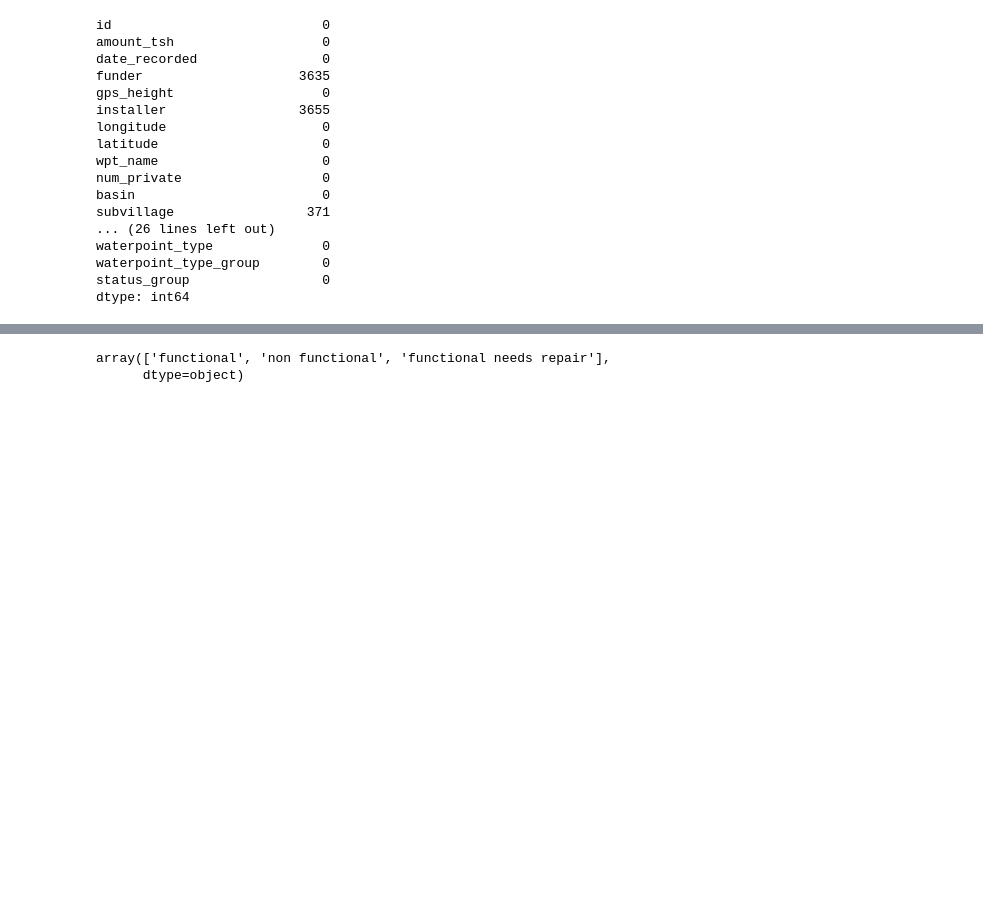
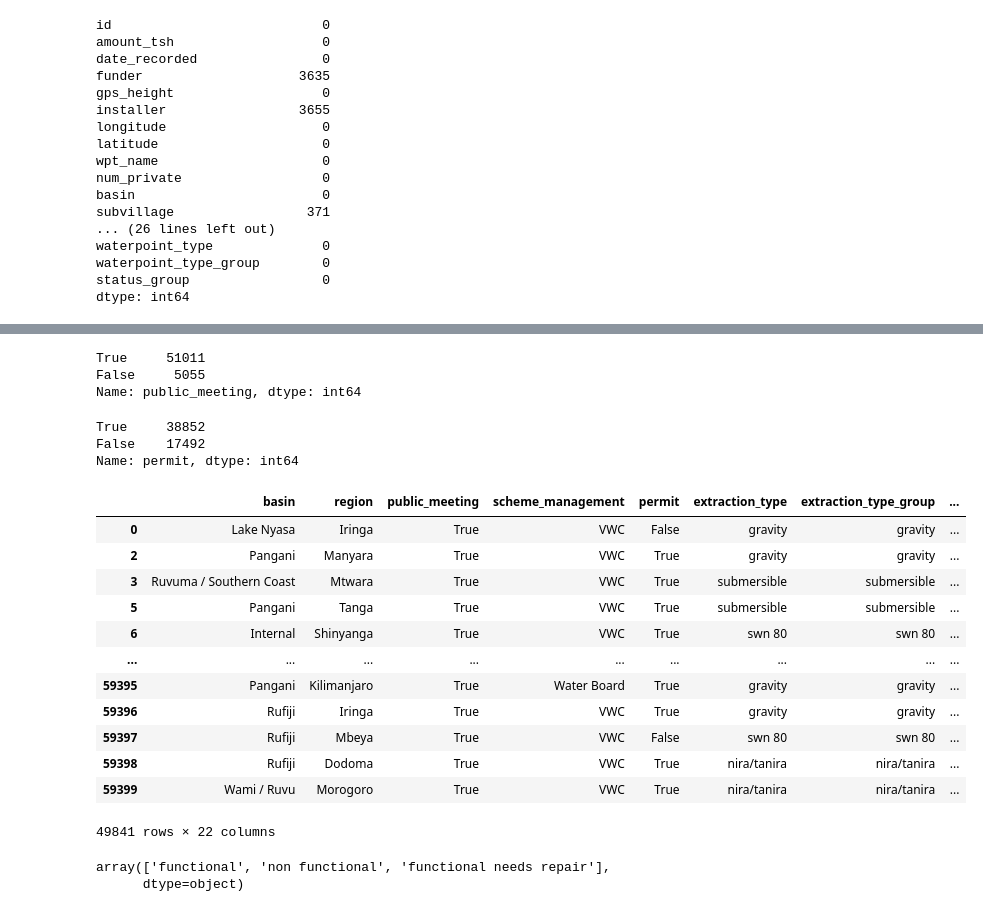
Before and after one commit to klsalcedo/tanzanian_water_wells, a Jupyter notebook: datacleaning.ipynb, the cells around one changed output, grey strips where cells are left out. Drawn from its saved outputs; the diff is of its cells as text; code cells hidden in the pictures; blank space fills up the shorter version.

```diff
--- a/datacleaning.ipynb
+++ b/datacleaning.ipynb
@@ -105,4 +208,32 @@ status_group             0
 dtype: int64
+# %%
+train['public_meeting'].value_counts()
+# %% [output]
+True     51011
+False     5055
+Name: public_meeting, dtype: int64
+# %%
+train['permit'].value_counts()
+# %% [output]
+True     38852
+False    17492
+Name: permit, dtype: int64
+# %%
+train.dropna()
+# %% [output]
+|  | basin | region | public_meeting | scheme_management | permit | extraction_type | extraction_type_group | ... |
+| 0 | Lake Nyasa | Iringa | True | VWC | False | gravity | gravity | ... |
+| 2 | Pangani | Manyara | True | VWC | True | gravity | gravity | ... |
+| 3 | Ruvuma / Southern Coast | Mtwara | True | VWC | True | submersible | submersible | ... |
+| 5 | Pangani | Tanga | True | VWC | True | submersible | submersible | ... |
+| 6 | Internal | Shinyanga | True | VWC | True | swn 80 | swn 80 | ... |
+| ... | ... | ... | ... | ... | ... | ... | ... | ... |
+| 59395 | Pangani | Kilimanjaro | True | Water Board | True | gravity | gravity | ... |
+| 59396 | Rufiji | Iringa | True | VWC | True | gravity | gravity | ... |
+| 59397 | Rufiji | Mbeya | True | VWC | False | swn 80 | swn 80 | ... |
+| 59398 | Rufiji | Dodoma | True | VWC | True | nira/tanira | nira/tanira | ... |
+| 59399 | Wami / Ruvu | Morogoro | True | VWC | True | nira/tanira | nira/tanira | ... |
+49841 rows × 22 columns
 # %%
 train['status_group'].unique()
 # %% [output]
```
Also changed, not shown: parts of 15 cells of this notebook, 1 other file.
